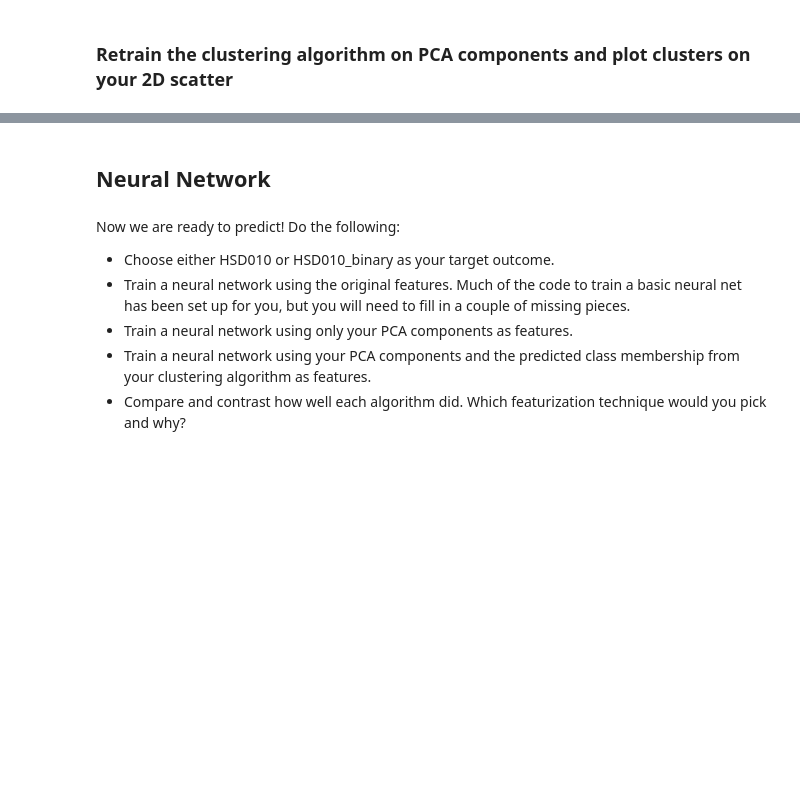
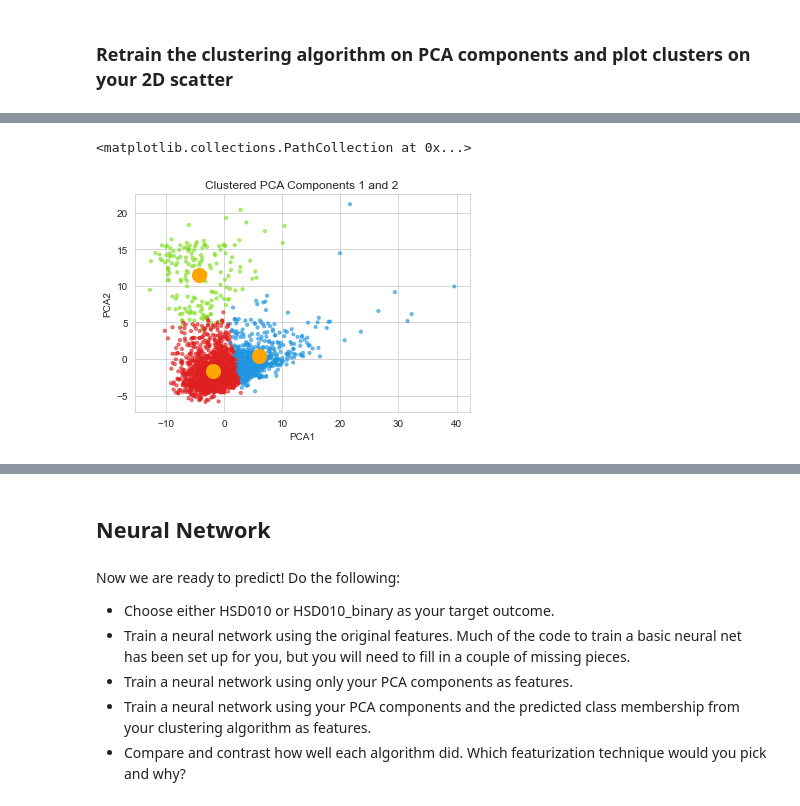
Before and after one commit to annettegailliot/CSS_Project4_Team8_Fall2022, a Jupyter notebook: Project 4 Students.ipynb, the cells around one changed output, grey strips where cells are left out. Saved outputs shown, nothing was run; the diff lists cells and outputs as text; code cells hidden in the pictures; blank space fills up the shorter version.

```diff
--- a/Project 4 Students.ipynb
+++ b/Project 4 Students.ipynb
@@ -192,0 +281,33 @@ sns.scatterplot(x=plotting_df['PCA1'],
+# %%
+pca_df_pred = pca_df
+
+kmeans = KMeans(n_clusters = 3,                 # Set amount of clusters
+                init = 'k-means++',             # Initialization method for kmeans
+                max_iter = 300,                 # Maximum number of iterations
+                n_init = 10,                    # Choose how often algorithm will run with different centroid
+                random_state = 0)               # Choose random state for reproducibility
+
+pca_df_pred['cluster'] = kmeans.fit_predict(pca_df)
+
+# get centroids
+centroids = kmeans.cluster_centers_
+cen_x = [i[0] for i in centroids]
+cen_y = [i[1] for i in centroids]
+## add to df
+pca_df_pred['cen_x'] = pca_df_pred.cluster.map({0:cen_x[0], 1:cen_x[1], 2:cen_x[2]})
+pca_df_pred['cen_y'] = pca_df_pred.cluster.map({0:cen_y[0], 1:cen_y[1], 2:cen_y[2]})
+# define and map colors
+colors = ['#DF2020', '#81DF20', '#2095DF']
+pca_df_pred['c'] = pca_df_pred.cluster.map({0:colors[0], 1:colors[1], 2:colors[2]})
+
+plt.title("Clustered PCA Components 1 and 2")
+plt.xlabel("PCA1")
+plt.ylabel("PCA2")
+plt.scatter(pca_df_pred.PCA1, pca_df_pred.PCA2, c=pca_df_pred.c, alpha = 0.6, s=10)
+plt.scatter(kmeans.cluster_centers_[:, 0],
+            kmeans.cluster_centers_[:, 1],
+            s=200,                             # Set centroid size
+            c='orange')                           # Set centroid color
+# %% [output]
+<matplotlib.collections.PathCollection at 0x...>
+[figure, added]
```
Also changed, not shown: parts of 23 cells of this notebook, 1 other file.
